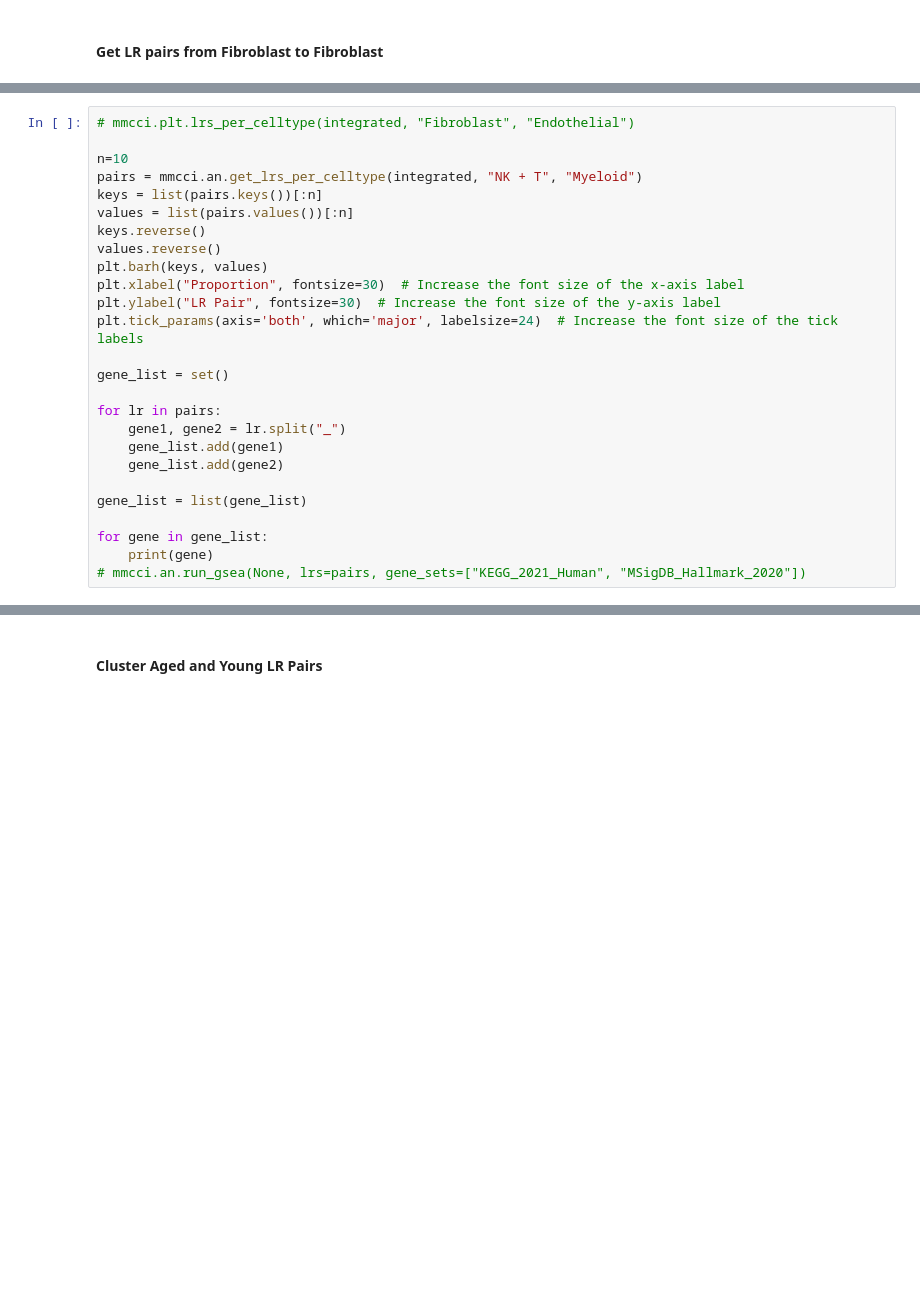
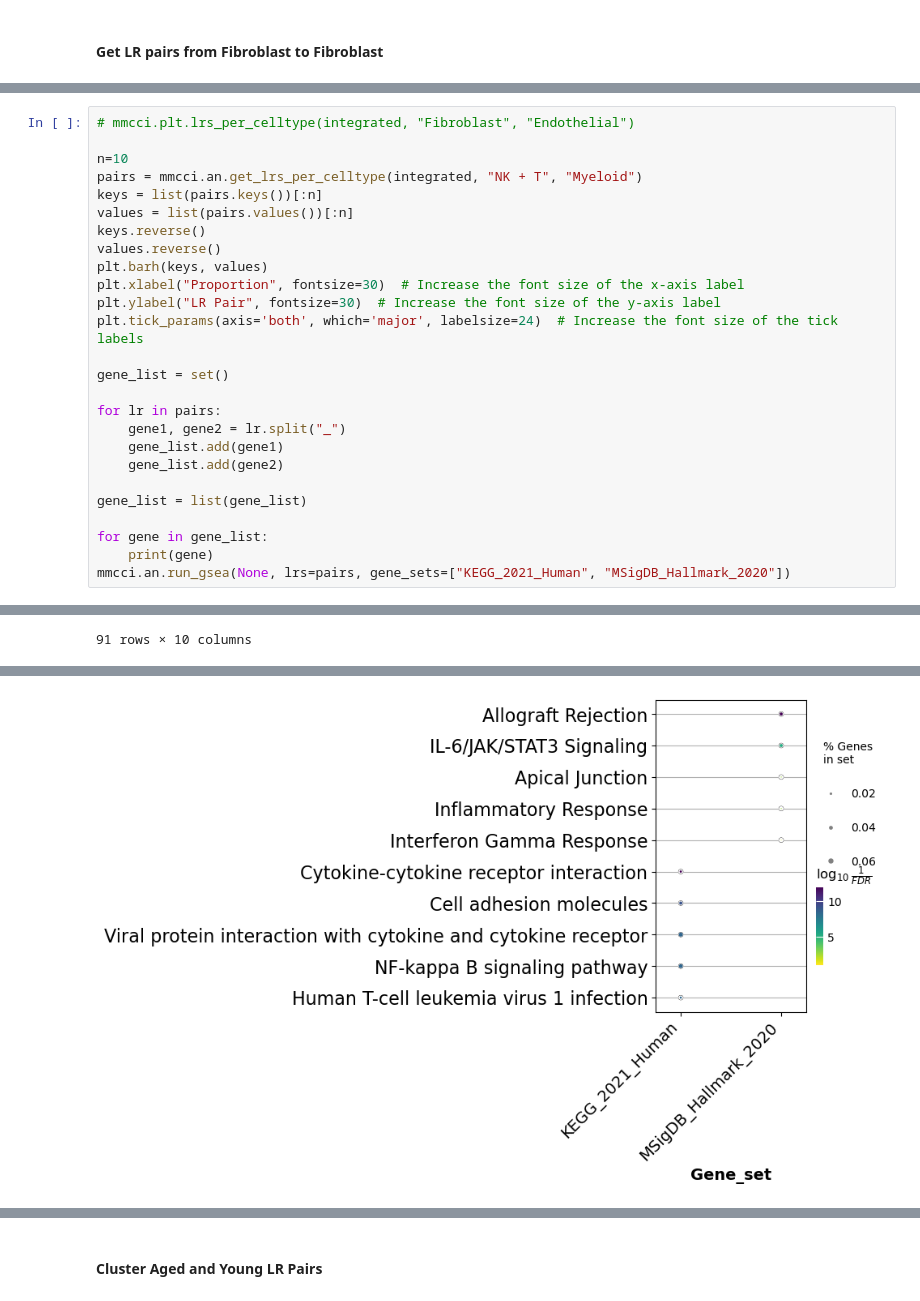
Before and after one commit to BiomedicalMachineLearning/MultimodalCCI, a Jupyter notebook: examples/melanoma_integration.ipynb, the cells around one changed output, grey strips where cells are left out. Cells and saved outputs as stored; diff of their text form; blank space fills up the shorter version.

```diff
--- a/examples/melanoma_integration.ipynb
+++ b/examples/melanoma_integration.ipynb
@@ -268,5 +283,5 @@ gene_list = list(gene_list)
 
 for gene in gene_list:
     print(gene)
-# mmcci.an.run_gsea(None, lrs=pairs, gene_sets=["KEGG_2021_Human", "MSigDB_Hallmark_2020"])
+mmcci.an.run_gsea(None, lrs=pairs, gene_sets=["KEGG_2021_Human", "MSigDB_Hallmark_2020"])
 # %% [output]
@@ -290 +317,3 @@ IL2RA
+91 rows × 10 columns
 [figure]
+[figure, added]
```
Also changed, not shown: parts of 4 cells of this notebook, 10 other files.
